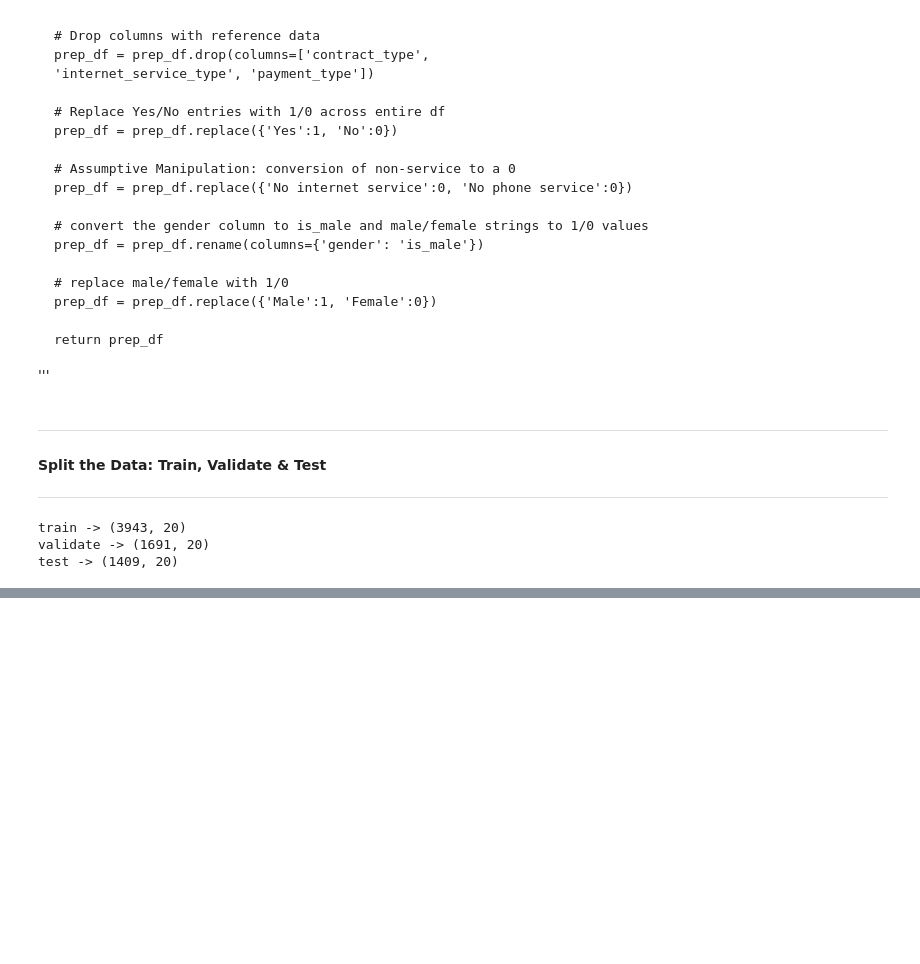
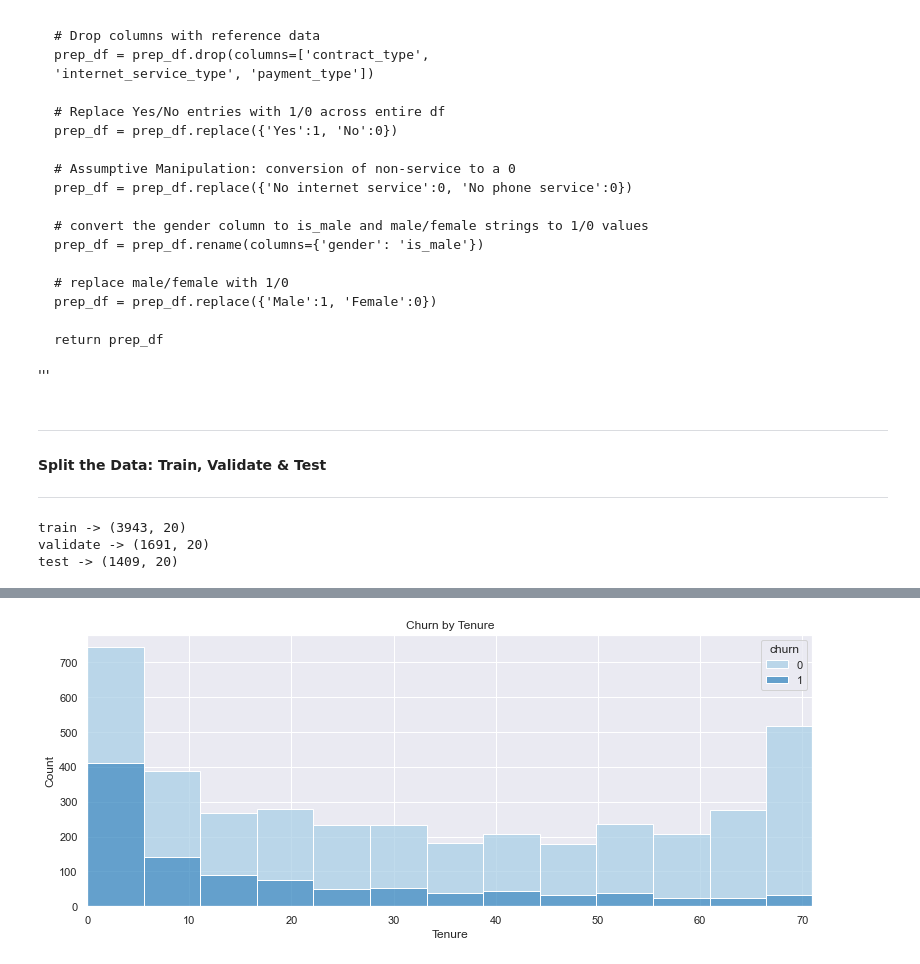
Before and after one commit to albertopuentes/Classification-Project---To-Churn-or-Not-To-Churn, a Jupyter notebook: classification_project.ipynb, the cells around one changed output, grey strips where cells are left out. Cells and saved outputs as stored; diff of their text form; code cells hidden in the pictures; blank space fills up the shorter version.

```diff
--- a/classification_project.ipynb
+++ b/classification_project.ipynb
@@ -377,0 +419,13 @@ test -> (1409, 20)
+# %%
+# Churn by Tenure (Categorical vs Continous data)
+plt.figure(figsize=(13,5))
+sns.histplot(train,
+             x=train.tenure,
+             hue='churn',
+             multiple='stack',
+             palette='Blues')
+plt.title("Churn by Tenure")
+plt.xlabel('Tenure')
+plt.xlim(0, 71);
+# %% [output]
+[figure, added]
```
Also changed, not shown: parts of 17 cells of this notebook.
